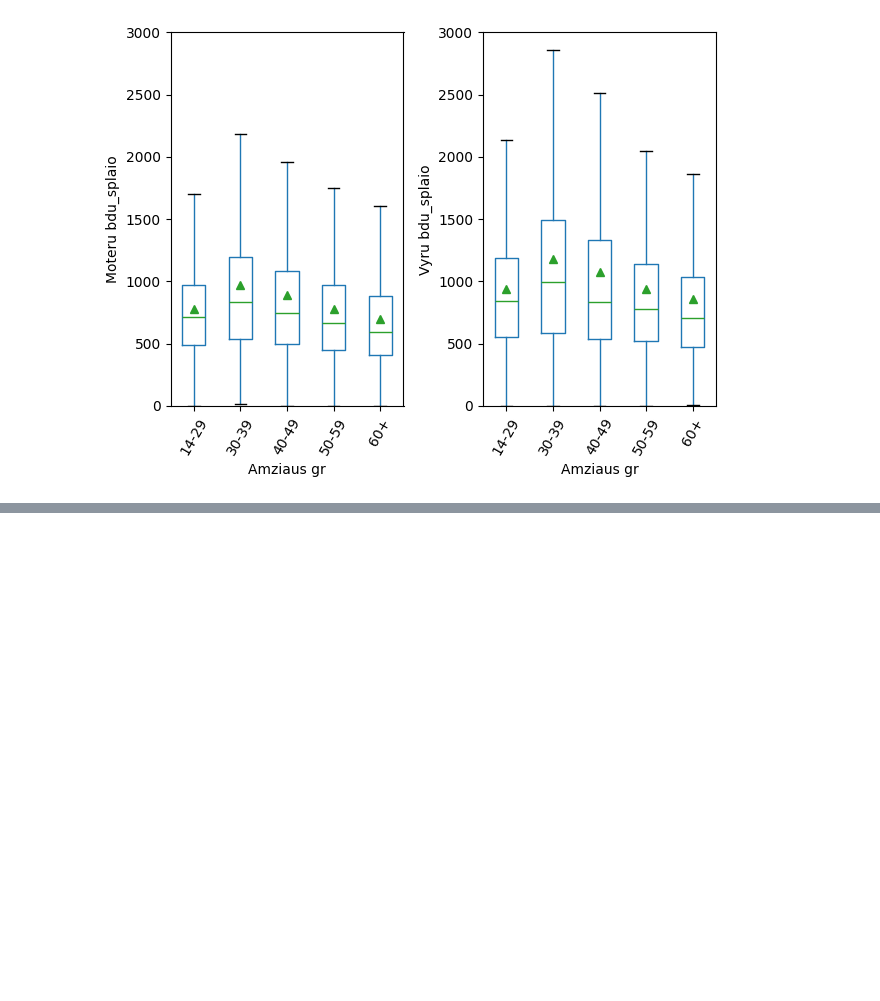
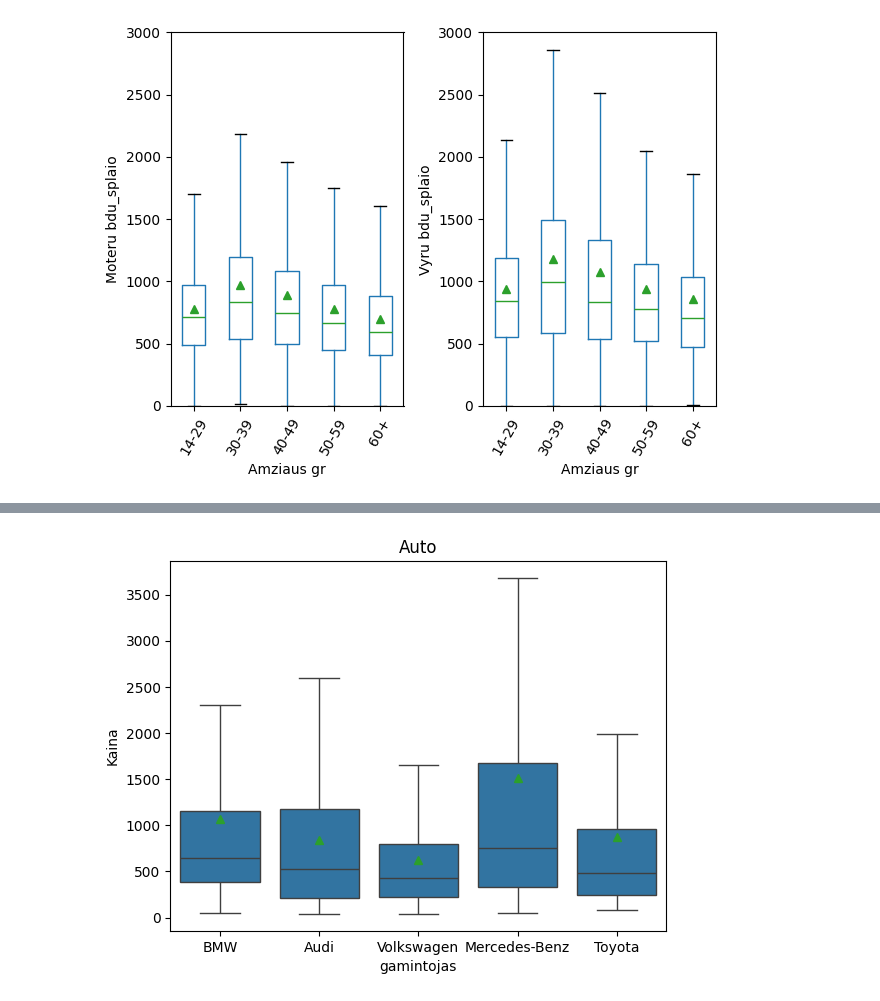
Before and after one commit to Sarunaskaz/JupiterNoteBooks, a Jupyter notebook: 21_boxplot.ipynb, the cells around one changed output, grey strips where cells are left out. Drawn from its saved outputs; the diff is of its cells as text; code cells hidden in the pictures; blank space fills up the shorter version.

```diff
--- a/21_boxplot.ipynb
+++ b/21_boxplot.ipynb
@@ -96,0 +122,25 @@ fig.tight_layout()
+# %%
+# auto.csv:
+# nuskaitykite jį, kainą į skaičių paverskite
+
+auto = pd.read_csv('NewData/auto.csv', sep='|')
+
+def converter(sk):
+    skaicius = float(sk[0:-1].replace(' ','').replace('k','').replace('Nenurodyt','0'))
+    return skaicius
+
+auto['Kaina'] = auto['price'].apply(converter) # susikonvertuojam i skaicius
+autoVid_data = auto.groupby(by='gamintojas')['modelis'].count().sort_values()
+autoVid_data.tail().reset_index()
+
+# Su boxplotu vizualizuokite 5kių gamintojų, daugiausiai turinčių modelių skelbimuose,
+# kainų pasiskirstymus.
+gamint = autoVid_data.tail().index # susirandam lenteles reiksmes
+
+# auto.query('gamint in @gamint')
+
+autoTable = sns.boxplot(data=auto.query('gamintojas in @gamint'), x='gamintojas', y='Kaina', showmeans=True, showfliers=False)
+autoTable.set_title('Auto')
+plt.show()
+# %% [output]
+[figure, added]
```
Also changed, not shown: parts of 7 cells of this notebook.
